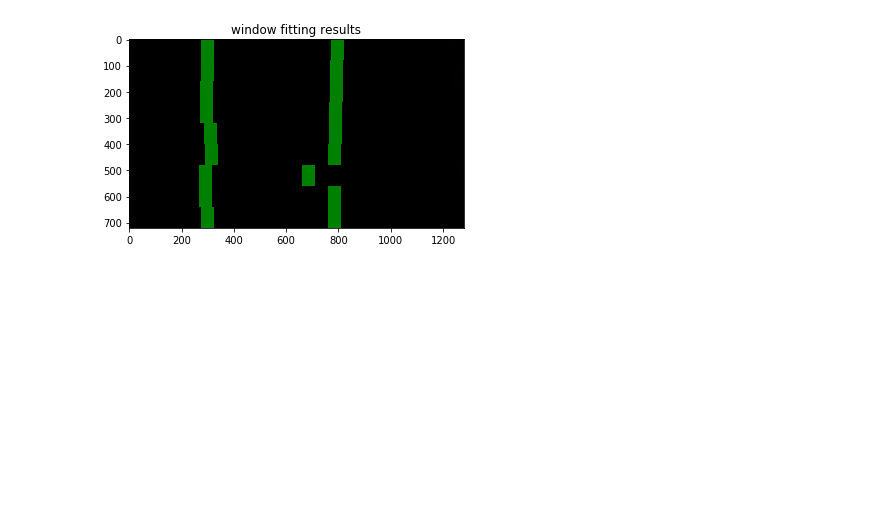
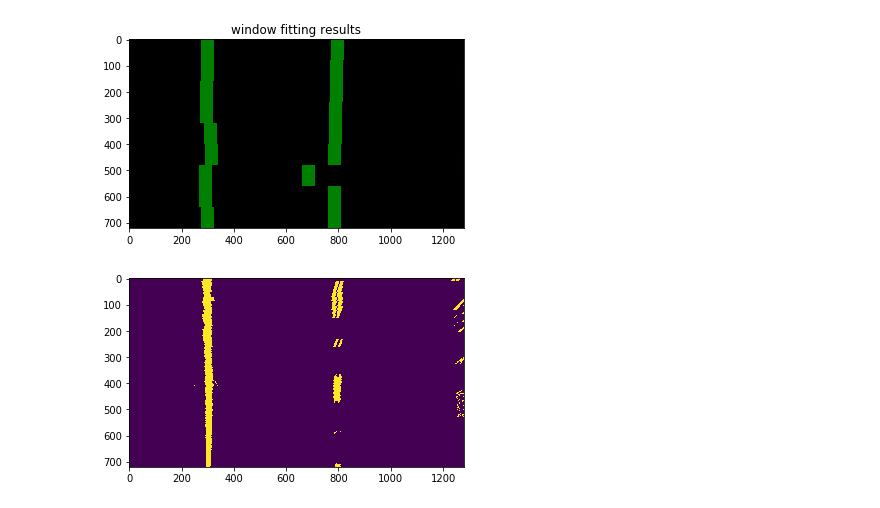
Before and after one commit to kanhua/CarND-Advanced-Lane-Lines, a Jupyter notebook: Image process pipeline test.ipynb, the cells around one changed output. Cells and saved outputs as stored; diff of their text form; code cells hidden in the pictures; blank space fills up the shorter version.

Commit message:
add Pipeline

```diff
--- a/Image process pipeline test.ipynb
+++ b/Image process pipeline test.ipynb
@@ -9,3 +9,11 @@ import numpy as np
 from image_process import *
 # %% [markdown]
 ## Camera calibration
+# %%
+%%time
+dummy_img=cv2.imread('./camera_cal/calibration1.jpg')
+img_size=get_cv2_img_size(dummy_img)
+IMG_FOLDER='./camera_cal/calibration*.jpg'
+NX=9
+NY=5
+camcal=CameraCalibrator(img_size,IMG_FOLDER,NX,NY)
@@ -311,0 +242,8 @@ plt.show()
+# %%
+process_pipeline=Pipeline([('cam',camcal),('undistort',EdgeExtractor()),('pers',pst)])
+# %%
+n_img=process_pipeline.transform(img)
+plt.imshow(n_img)
+plt.show()
+# %% [output]
+[figure, added]
```
Also changed, not shown: parts of 19 cells of this notebook, 3 other files.
